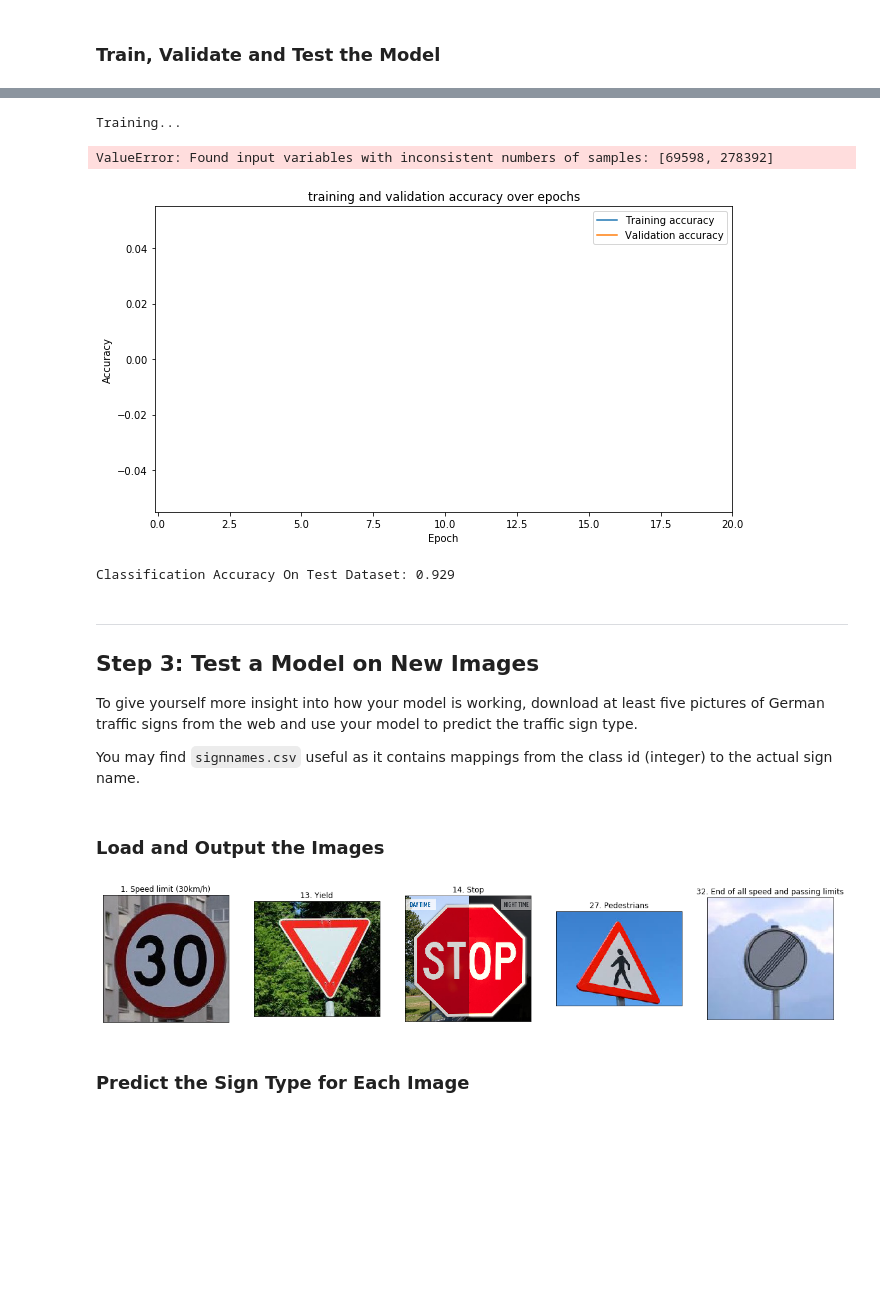
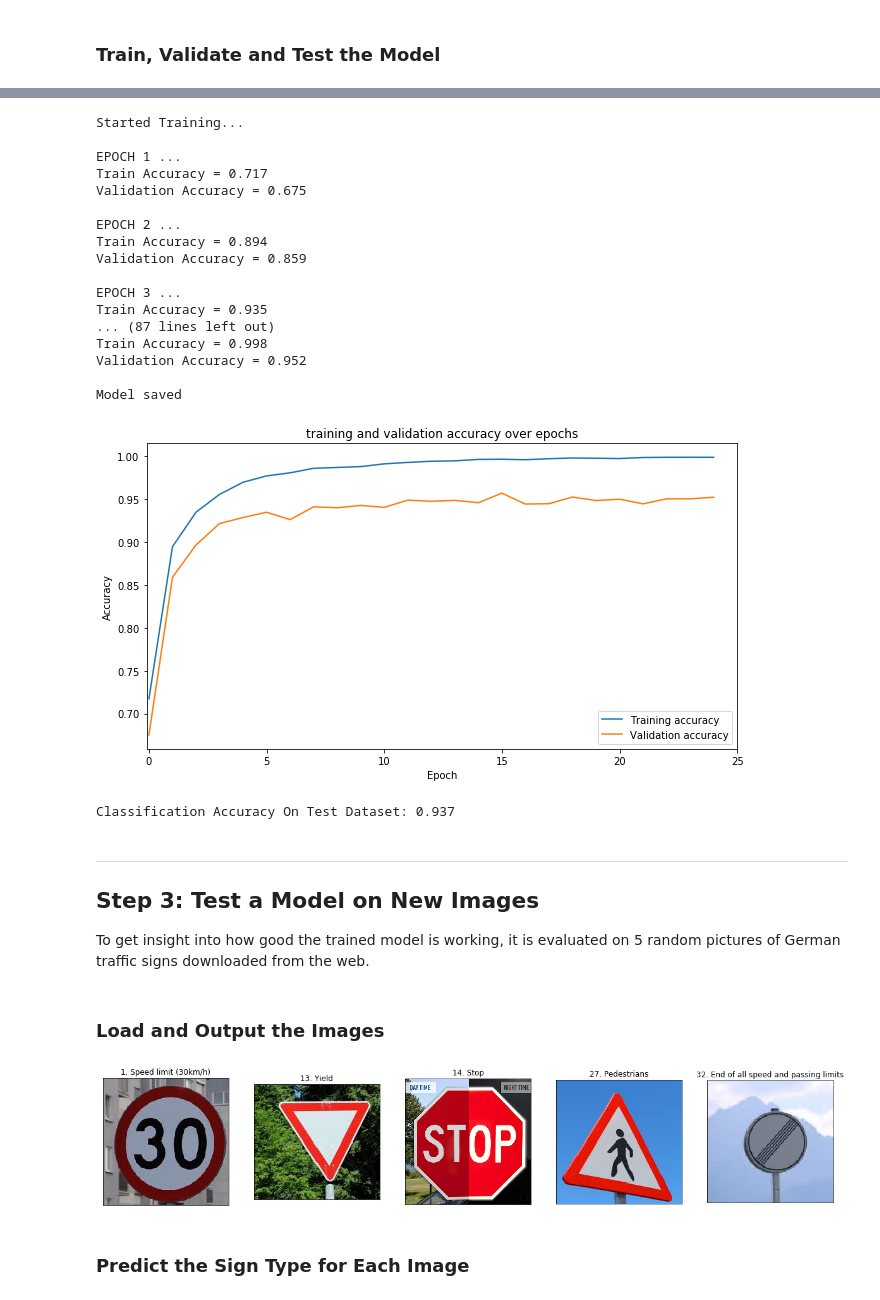
Before and after one commit to otakot/self-driving-car-engineer-nd, a Jupyter notebook: 02.traffic-sign-classifier/Traffic_Sign_Classifier.ipynb, the cells around one changed output, grey strips where cells are left out. Drawn from its saved outputs; the diff is of its cells as text; code cells hidden in the pictures; blank space fills up the shorter version.

```diff
--- a/02.traffic-sign-classifier/Traffic_Sign_Classifier.ipynb
+++ b/02.traffic-sign-classifier/Traffic_Sign_Classifier.ipynb
@@ -393,6 +364,7 @@ from sklearn.utils import shuffle
 X_train=[]
 X_train.extend(X_train_greyscaled_normalized)
 X_train.extend(X_train_greyscaled_normalized_rotated)
+
 # double the size of trainig set of labels accordingly
 y_train_adjusted = []
 y_train_adjusted.extend(y_train)
@@ -407,7 +379,7 @@ with tf.Session() as sess:
     sess.run(tf.global_variables_initializer())
     num_examples = len(X_train)
 
-    print("Training...")
+    print("Started Training...")
     print()
     for i in range(EPOCHS):
         X_train, y_train = shuffle(X_train, y_train)
@@ -424,63 +396,75 @@ with tf.Session() as sess:
         accuracies.append((train_accuracy,validation_accuracy))
         print()
 
-    saver.save(sess, './trained_model.ckpt')
+    saver.save(sess, './checkpoints/trained_model.ckpt')
     print("Model saved")
 # %% [output]
-Training...
+Started Training...
+
+EPOCH 1 ...
+Train Accuracy = 0.717
+Validation Accuracy = 0.675
+
+EPOCH 2 ...
+Train Accuracy = 0.894
+Validation Accuracy = 0.859
+
+EPOCH 3 ...
+Train Accuracy = 0.935
+... (87 lines left out)
+Train Accuracy = 0.998
+Validation Accuracy = 0.952
+
+Model saved
-ValueError: Found input variables with inconsistent numbers of samples: [69598, 278392]
 # %%
 # display training and validation accuracy gain over training epochs
 plt.figure(figsize=(9,5))
 plt.title('training and validation accuracy over epochs')
 plt.plot([acc[0] for acc in accuracies])
 plt.plot([acc[1] for acc in accuracies])
-plt.xlim([-.1,20])
+plt.xlim([-.1,25])
 plt.legend(['Training accuracy','Validation accuracy'])
 plt.tight_layout()
 plt.ylabel('Accuracy')
 plt.xlabel('Epoch');
 # %% [output]
-[figure, old version]
+[figure, new version]
 # %%
 # Evaluate model accuracy on test datasets
 with tf.Session() as sess:
-    saver.restore(sess, tf.train.latest_checkpoint('.'))
+    saver.restore(sess, tf.train.latest_checkpoint('./checkpoints/'))
     print('Classification Accuracy On Test Dataset: {:.3f}'.format(evaluate(X_test,y_test)))
-    saver.save(sess, './tested_model.ckpt')
 # %% [output]
-Classification Accuracy On Test Dataset: 0.929
+Classification Accuracy On Test Dataset: 0.937
 # %% [markdown]
 ---
 
 ## Step 3: Test a Model on New Images
 
-To give yourself more insight into how your model is working, download at least five pictures of German traffic signs from the web and use your model to predict the traffic sign type.
-
-You may find `signnames.csv` useful as it contains mappings from the class id (integer) to the actual sign name.
+To get insight into how good the trained model is working, it is evaluated on 5 random pictures of German traffic signs downloaded from the web.
 # %% [markdown]
 ### Load and Output the Images
 # %%
 import glob
 
-test_images = []
-test_X= []
-test_Y = []
+web_images = []
+X_web = []
+Y_web = []
 
 image_files = glob.glob('model_test_signs/*.jpg')
 
 for file in image_files:
     image =  cv2.cvtColor(cv2.imread(file), cv2.COLOR_BGR2RGB)
-    test_images.append(image)
+    web_images.append(image)
     # resize original image and add to dataset for testing
-    test_X.append(cv2.resize(image, (32, 32)))
+    X_web.append(cv2.resize(image, (32, 32)))
     # get class id of traffic sign from file name (first two characters)
     class_id = int(file.split('/')[-1][:2])
-    test_Y.append(class_id)
+    Y_web.append(class_id)
 
-DisplaySignClassSamplesFromDataSet(test_images, test_Y)
+DisplaySignClassSamplesFromDataSet(web_images, Y_web)
 # %% [output]
-[figure, old version]
+[figure, new version]
 # %% [markdown]
 ### Predict the Sign Type for Each Image
 # %%
```
Also changed, not shown: parts of 26 cells of this notebook, 1 other file.
